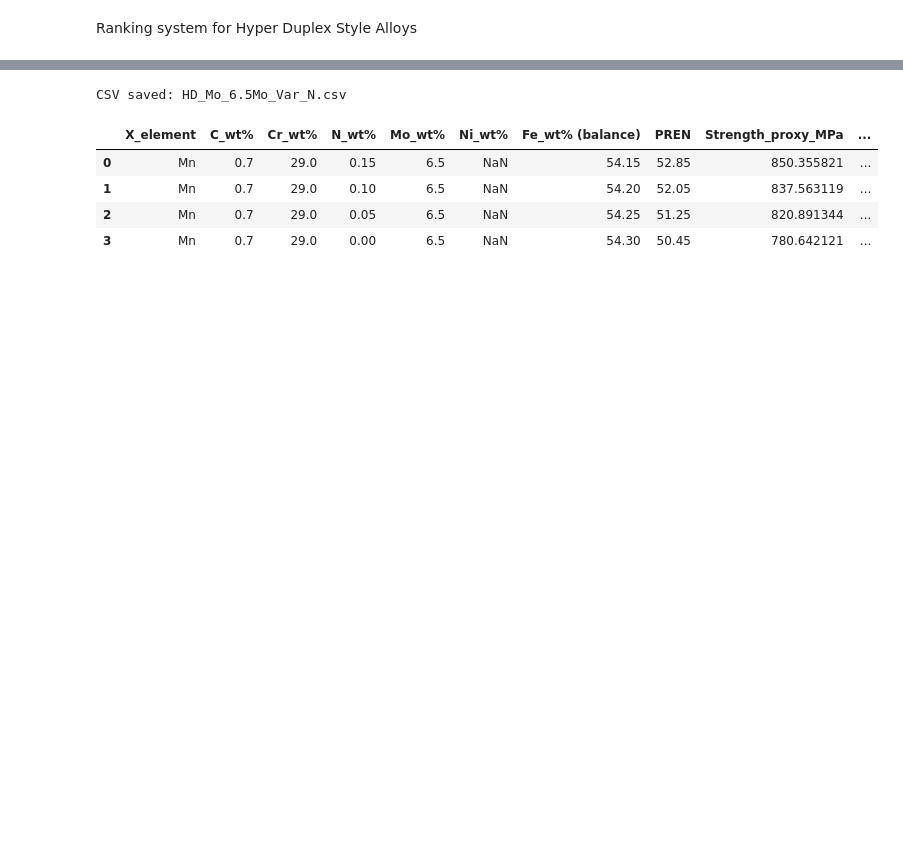
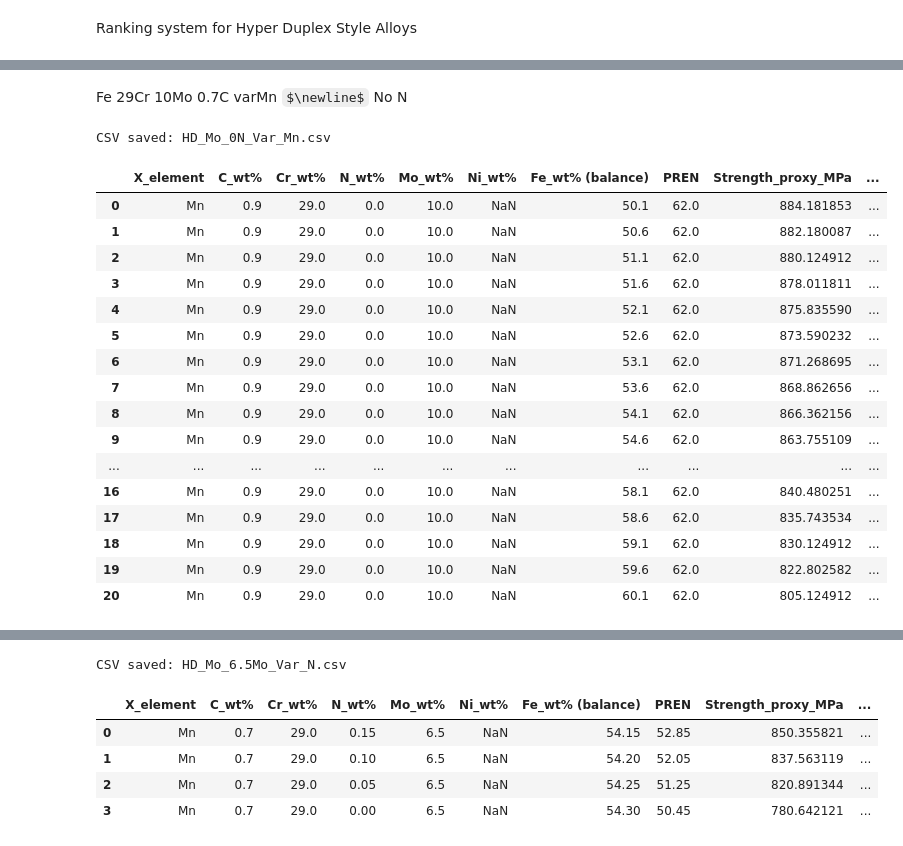
Before and after one commit to Thomas-J-Fish/II_Materials, a Jupyter notebook: AlloyDesign/Alloy_Screening/Ranking_Hyper_Duplex/Ranking_HyperDuplex1.ipynb, the cells around one changed output, grey strips where cells are left out. Drawn from its saved outputs; the diff is of its cells as text; code cells hidden in the pictures; some formulas as TeX source; blank space fills up the shorter version.

Commit message:
Alloy Design Updates - 4 element analysis

```diff
--- a/AlloyDesign/Alloy_Screening/Ranking_Hyper_Duplex/Ranking_HyperDuplex1.ipynb
+++ b/AlloyDesign/Alloy_Screening/Ranking_Hyper_Duplex/Ranking_HyperDuplex1.ipynb
@@ -200,0 +208,44 @@ CSV saved: HD_Mo_0N_Var_Mo.csv
+# %% [markdown]
+Fe 29Cr 10Mo 0.7C varMn
+$\newline$
+No N
+# %%
+import numpy as np
+
+# --- filter: fixed C, Cr, Mn; N = 0; Mo between 5.0 and 10.5 ---
+mask = (
+    (df["X_element"] == "Mn") &
+    np.isclose(df["C_wt%"], 0.90) &
+    np.isclose(df["Cr_wt%"], 29.0) &
+    np.isclose(df["Mo_wt%"], 10) &
+    np.isclose(df["N_wt%"], 0.0) &
+    df["Mn_wt%"].between(0.0, 10.0)
+)
+
+df_mn_sweep = df.loc[mask].copy()
+df_mn_sweep["Score"] = df_mn_sweep["PREN"] + df_mn_sweep["Strength_proxy_MPa"] / 100.0
+df_mn_sweep = df_mn_sweep.sort_values(by="Score", ascending=False).reset_index(drop=True)
+
+csv_path4 = "HD_Mo_0N_Var_Mn.csv"
+df_mn_sweep.to_csv(csv_path4, index=False)
+print(f"CSV saved: {csv_path4}")
+df_mn_sweep.head(21)
+# %% [output]
+CSV saved: HD_Mo_0N_Var_Mn.csv
+|  | X_element | C_wt% | Cr_wt% | N_wt% | Mo_wt% | Ni_wt% | Fe_wt% (balance) | PREN | Strength_proxy_MPa | ... |
+| 0 | Mn | 0.9 | 29.0 | 0.0 | 10.0 | NaN | 50.1 | 62.0 | 884.181853 | ... |
+| 1 | Mn | 0.9 | 29.0 | 0.0 | 10.0 | NaN | 50.6 | 62.0 | 882.180087 | ... |
+| 2 | Mn | 0.9 | 29.0 | 0.0 | 10.0 | NaN | 51.1 | 62.0 | 880.124912 | ... |
+| 3 | Mn | 0.9 | 29.0 | 0.0 | 10.0 | NaN | 51.6 | 62.0 | 878.011811 | ... |
+| 4 | Mn | 0.9 | 29.0 | 0.0 | 10.0 | NaN | 52.1 | 62.0 | 875.835590 | ... |
+| 5 | Mn | 0.9 | 29.0 | 0.0 | 10.0 | NaN | 52.6 | 62.0 | 873.590232 | ... |
+| 6 | Mn | 0.9 | 29.0 | 0.0 | 10.0 | NaN | 53.1 | 62.0 | 871.268695 | ... |
+| 7 | Mn | 0.9 | 29.0 | 0.0 | 10.0 | NaN | 53.6 | 62.0 | 868.862656 | ... |
+| 8 | Mn | 0.9 | 29.0 | 0.0 | 10.0 | NaN | 54.1 | 62.0 | 866.362156 | ... |
+| 9 | Mn | 0.9 | 29.0 | 0.0 | 10.0 | NaN | 54.6 | 62.0 | 863.755109 | ... |
+| ... | ... | ... | ... | ... | ... | ... | ... | ... | ... | ... |
+| 16 | Mn | 0.9 | 29.0 | 0.0 | 10.0 | NaN | 58.1 | 62.0 | 840.480251 | ... |
+| 17 | Mn | 0.9 | 29.0 | 0.0 | 10.0 | NaN | 58.6 | 62.0 | 835.743534 | ... |
+| 18 | Mn | 0.9 | 29.0 | 0.0 | 10.0 | NaN | 59.1 | 62.0 | 830.124912 | ... |
+| 19 | Mn | 0.9 | 29.0 | 0.0 | 10.0 | NaN | 59.6 | 62.0 | 822.802582 | ... |
+| 20 | Mn | 0.9 | 29.0 | 0.0 | 10.0 | NaN | 60.1 | 62.0 | 805.124912 | ... |
```
Also changed, not shown: parts of 13 cells of this notebook, 10 other files.
